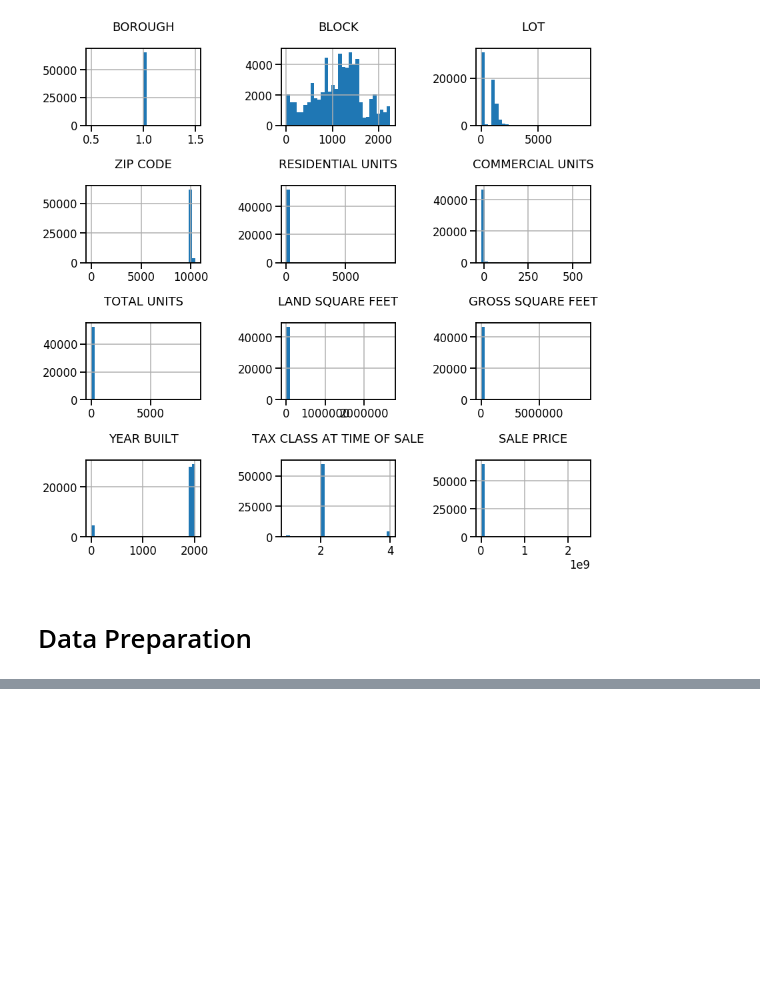
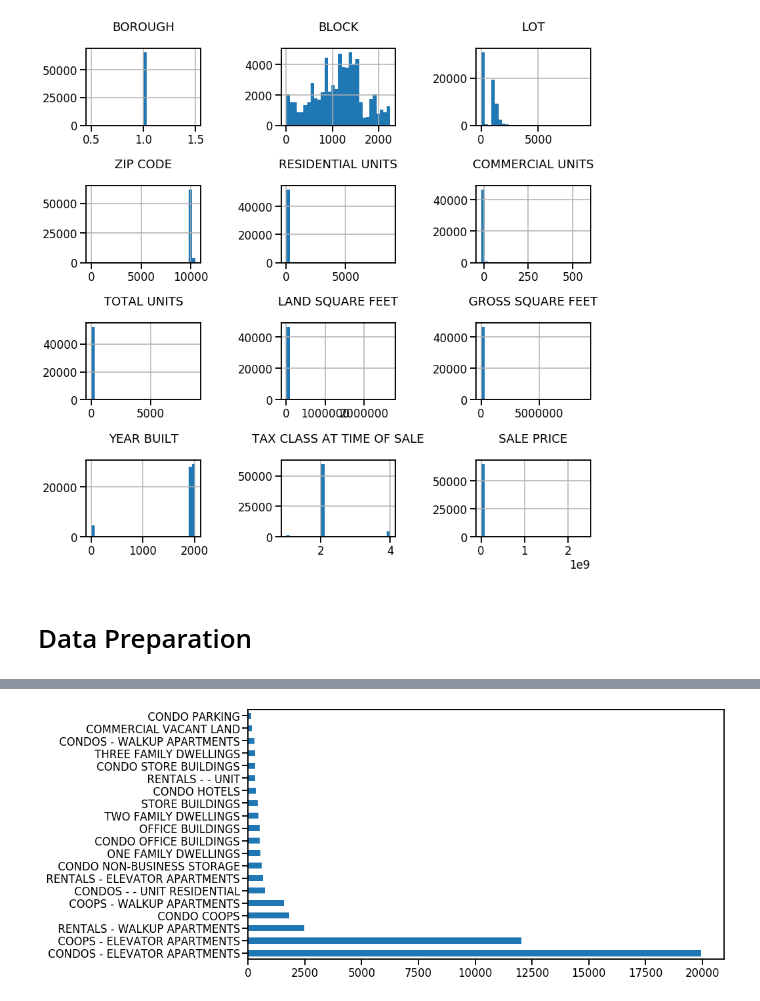
Before and after one commit to Promeos/nyc-real-estate-sales, a Jupyter notebook: MVP.ipynb, the cells around one changed output, grey strips where cells are left out. Cells and saved outputs as stored; diff of their text form; code cells hidden in the pictures; blank space fills up the shorter version.

```diff
--- a/MVP.ipynb
+++ b/MVP.ipynb
@@ -115,0 +147,4 @@ plt.show()
+# %%
+df.building_class_category.str.strip().replace(r'\d+', '', regex=True).value_counts().nlargest(20).plot.barh(figsize=(13, 7));
+# %% [output]
+[figure, added]
```
Also changed, not shown: parts of 10 cells of this notebook, 3 other files.
